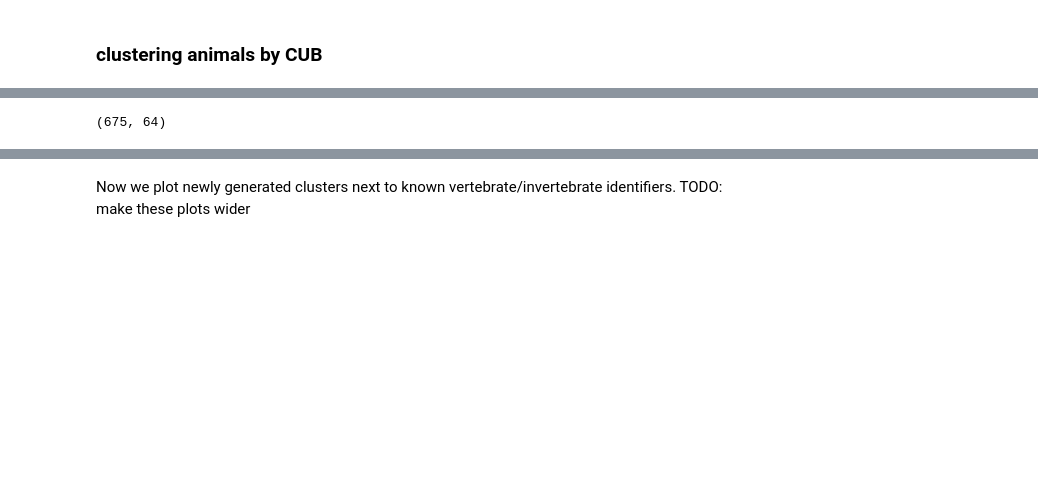
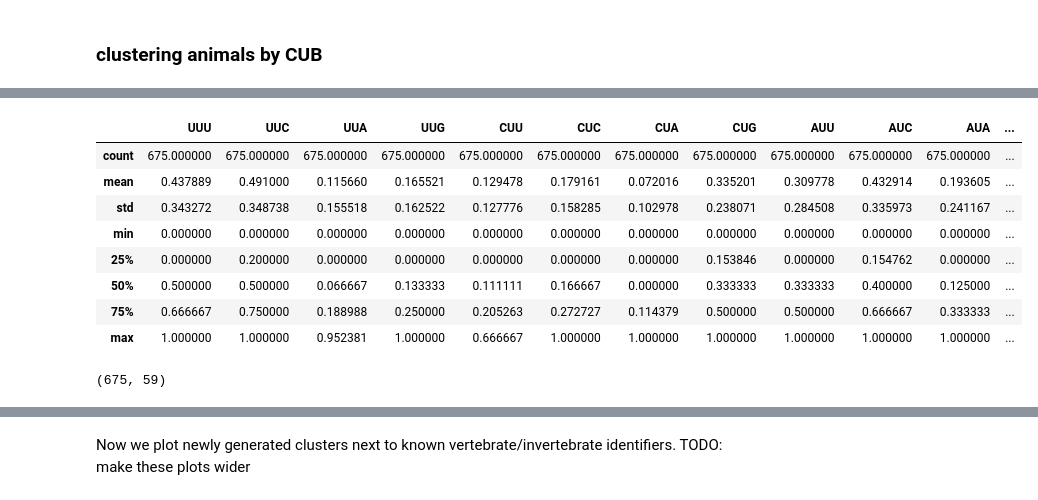
Before and after one commit to krhablutzel/codon-usage-bias, a Jupyter notebook: report.ipynb, the cells around one changed output, grey strips where cells are left out. Cells and saved outputs as stored; diff of their text form; code cells hidden in the pictures; blank space fills up the shorter version.

```diff
--- a/report.ipynb
+++ b/report.ipynb
@@ -140,14 +219,27 @@ a_bias_num = a_bias.drop(columns=["AccessionNum", "SeqLen", "Species", "Taxon",
+# %%
+pd.set_option('display.max_columns', 64)
+a_bias_num.describe()
+# %% [output]
+|  | UUU | UUC | UUA | UUG | CUU | CUC | CUA | CUG | AUU | AUC | AUA | ... |
+| count | 675.000000 | 675.000000 | 675.000000 | 675.000000 | 675.000000 | 675.000000 | 675.000000 | 675.000000 | 675.000000 | 675.000000 | 675.000000 | ... |
+| mean | 0.437889 | 0.491000 | 0.115660 | 0.165521 | 0.129478 | 0.179161 | 0.072016 | 0.335201 | 0.309778 | 0.432914 | 0.193605 | ... |
+| std | 0.343272 | 0.348738 | 0.155518 | 0.162522 | 0.127776 | 0.158285 | 0.102978 | 0.238071 | 0.284508 | 0.335973 | 0.241167 | ... |
+| min | 0.000000 | 0.000000 | 0.000000 | 0.000000 | 0.000000 | 0.000000 | 0.000000 | 0.000000 | 0.000000 | 0.000000 | 0.000000 | ... |
+| 25% | 0.000000 | 0.200000 | 0.000000 | 0.000000 | 0.000000 | 0.000000 | 0.000000 | 0.153846 | 0.000000 | 0.154762 | 0.000000 | ... |
+| 50% | 0.500000 | 0.500000 | 0.066667 | 0.133333 | 0.111111 | 0.166667 | 0.000000 | 0.333333 | 0.333333 | 0.400000 | 0.125000 | ... |
+| 75% | 0.666667 | 0.750000 | 0.188988 | 0.250000 | 0.205263 | 0.272727 | 0.114379 | 0.500000 | 0.500000 | 0.666667 | 0.333333 | ... |
+| max | 1.000000 | 1.000000 | 0.952381 | 1.000000 | 0.666667 | 1.000000 | 1.000000 | 1.000000 | 1.000000 | 1.000000 | 1.000000 | ... |
 # %%
 # normalize animal CUB data
-a_bias_norm = normalize(a_bias_num)
-# a_bias_norm = a_bias_num
+# a_bias_norm = normalize(a_bias_num)
+a_bias_norm = a_bias_num.to_numpy()
 # a_bias_norm = standardize(a_bias_num)
 print(a_bias_norm.shape)
 
 # cluster with k-means
-labels, centers = kmeans_sklearn(a_bias_norm, 2)
+labels, centers = kmeans_sklearn(a_bias_norm, 3)
 # %% [output]
-(675, 64)
+(675, 59)
 # %%
 # append cluster labels to visualization df
 a_bias_2d["Cluster"] = labels
```
Also changed, not shown: parts of 23 cells of this notebook, 4 other files.
